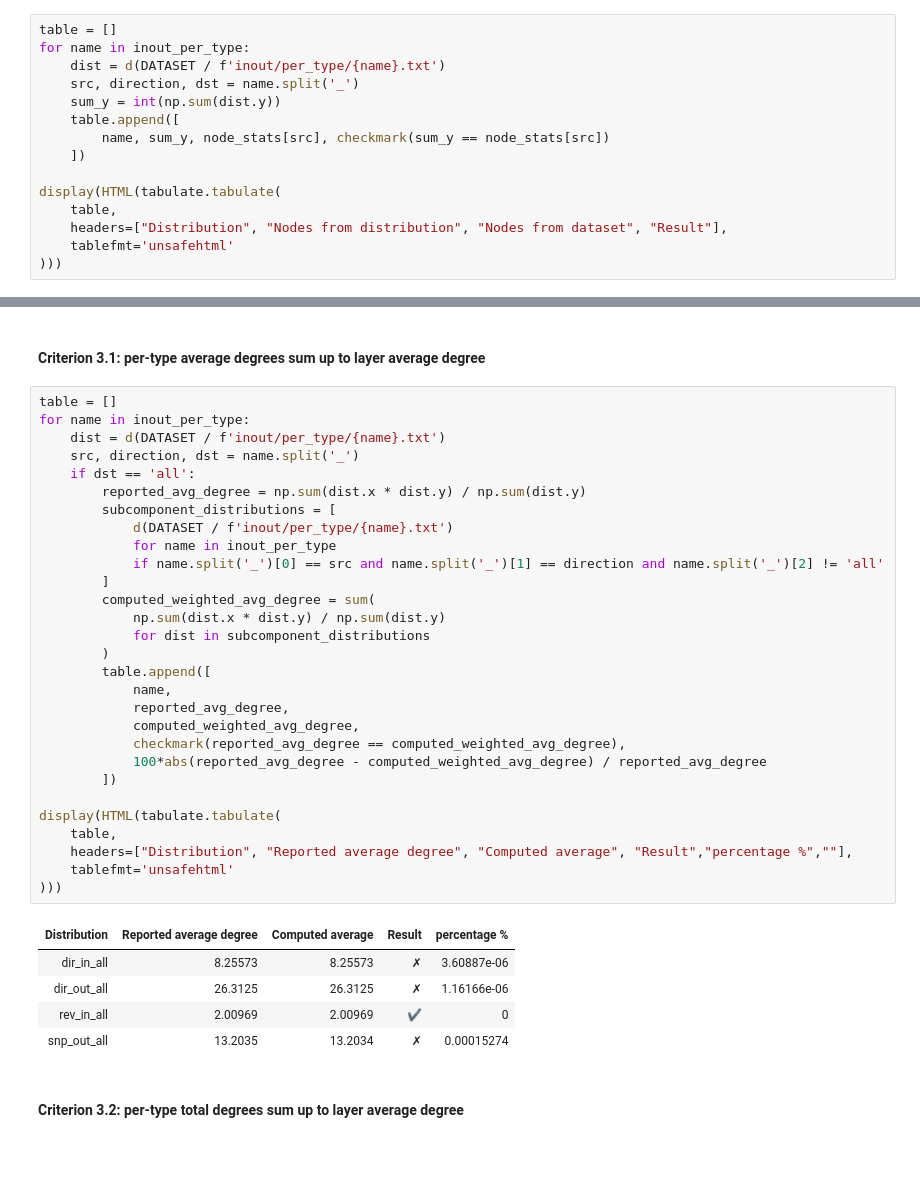
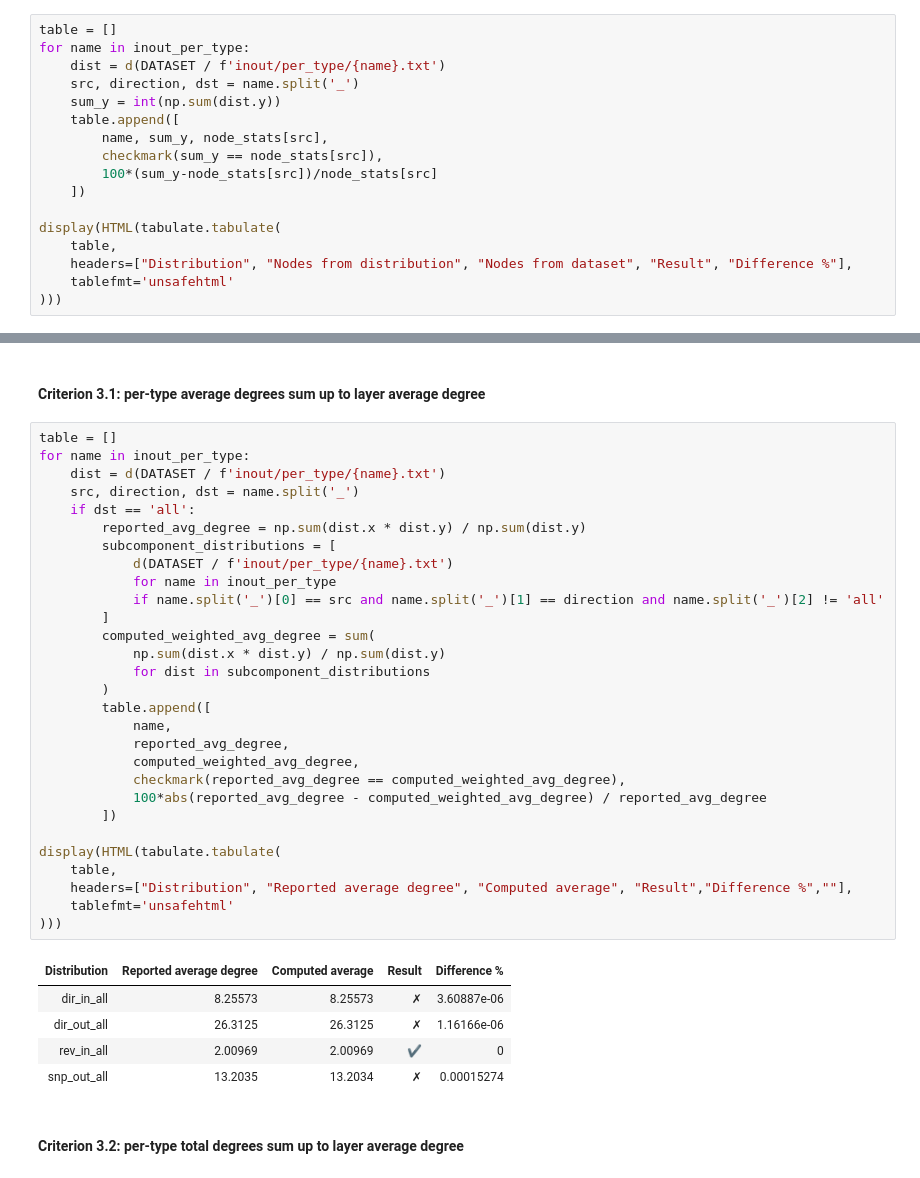
Before and after one commit to seirl/swh-graph-structure, a Jupyter notebook: notebooks/dataintegrity.ipynb, the cells around one changed output, grey strips where cells are left out. Drawn from its saved outputs; the diff is of its cells as text.

```diff
--- a/notebooks/dataintegrity.ipynb
+++ b/notebooks/dataintegrity.ipynb
@@ -233,12 +233,14 @@ for name in inout_per_type:
     src, direction, dst = name.split('_')
     sum_y = int(np.sum(dist.y))
     table.append([
-        name, sum_y, node_stats[src], checkmark(sum_y == node_stats[src])
+        name, sum_y, node_stats[src],
+        checkmark(sum_y == node_stats[src]),
+        100*(sum_y-node_stats[src])/node_stats[src]
     ])
 
 display(HTML(tabulate.tabulate(
     table,
-    headers=["Distribution", "Nodes from distribution", "Nodes from dataset", "Result"],
+    headers=["Distribution", "Nodes from distribution", "Nodes from dataset", "Result", "Difference %"],
     tablefmt='unsafehtml'
 )))
 # %% [output]
@@ -316,34 +318,34 @@ It is potentially more so for the filsystem layer. The difference of a few perce
 # %%
 table = []
 for name in inout_per_type:
     dist = d(DATASET / f'inout/per_type/{name}.txt')
     src, direction, dst = name.split('_')
     if dst == 'all':
         reported_avg_degree = np.sum(dist.x * dist.y) / np.sum(dist.y)
         subcomponent_distributions = [
             d(DATASET / f'inout/per_type/{name}.txt')
             for name in inout_per_type
             if name.split('_')[0] == src and name.split('_')[1] == direction and name.split('_')[2] != 'all'
         ]
         computed_weighted_avg_degree = sum(
             np.sum(dist.x * dist.y) / np.sum(dist.y)
             for dist in subcomponent_distributions
         )
         table.append([
             name,
             reported_avg_degree,
             computed_weighted_avg_degree,
             checkmark(reported_avg_degree == computed_weighted_avg_degree),
             100*abs(reported_avg_degree - computed_weighted_avg_degree) / reported_avg_degree
         ])
 
 display(HTML(tabulate.tabulate(
     table,
-    headers=["Distribution", "Reported average degree", "Computed average", "Result","percentage %",""],
+    headers=["Distribution", "Reported average degree", "Computed average", "Result","Difference %",""],
     tablefmt='unsafehtml'
 )))
 # %% [output]
-| Distribution | Reported average degree | Computed average | Result | percentage % |
+| Distribution | Reported average degree | Computed average | Result | Difference % |
 | dir_in_all | 8.25573 | 8.25573 | ✗ | 3.60887e-06 |
 | dir_out_all | 26.3125 | 26.3125 | ✗ | 1.16166e-06 |
 | rev_in_all | 2.00969 | 2.00969 | ✔ | 0 |
```
Also changed, not shown: parts of 2 cells of this notebook.
